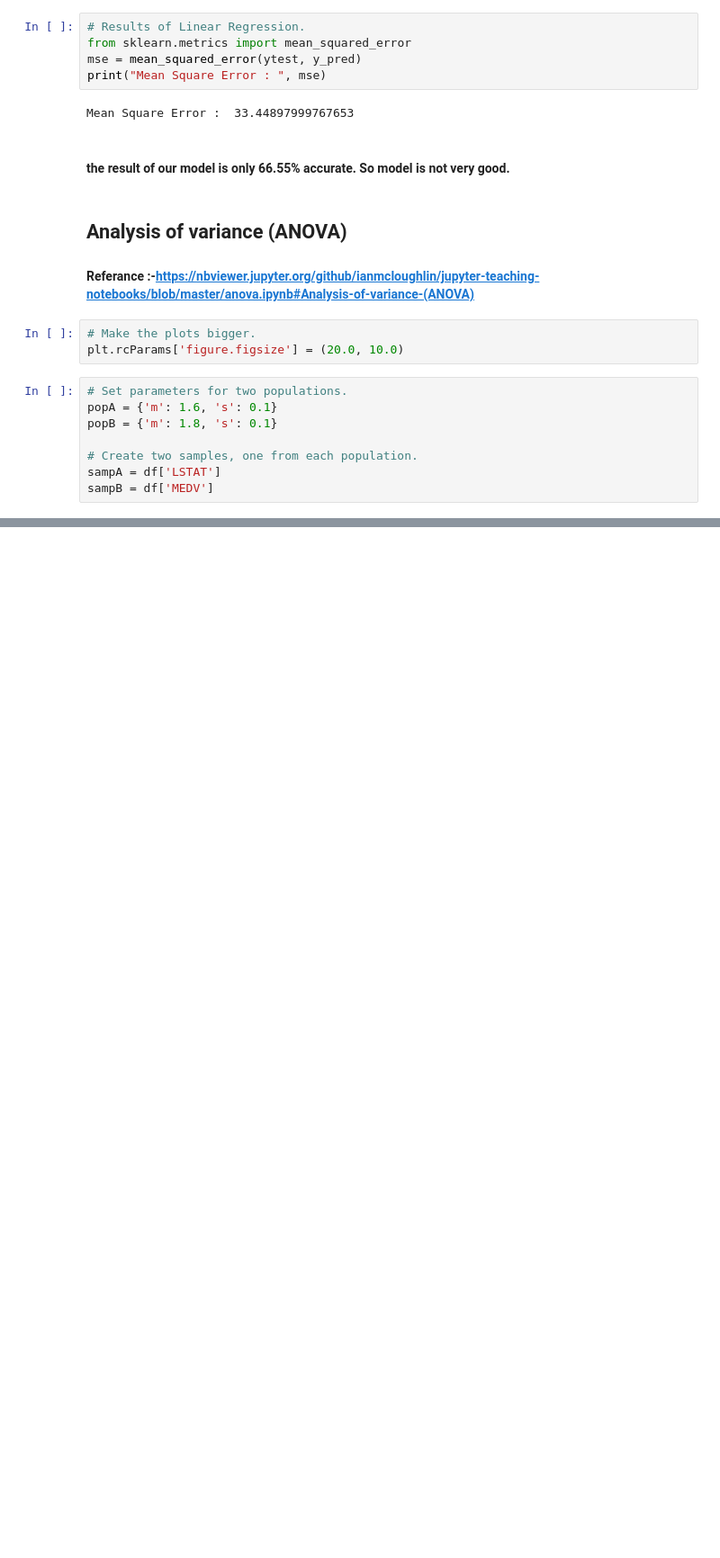
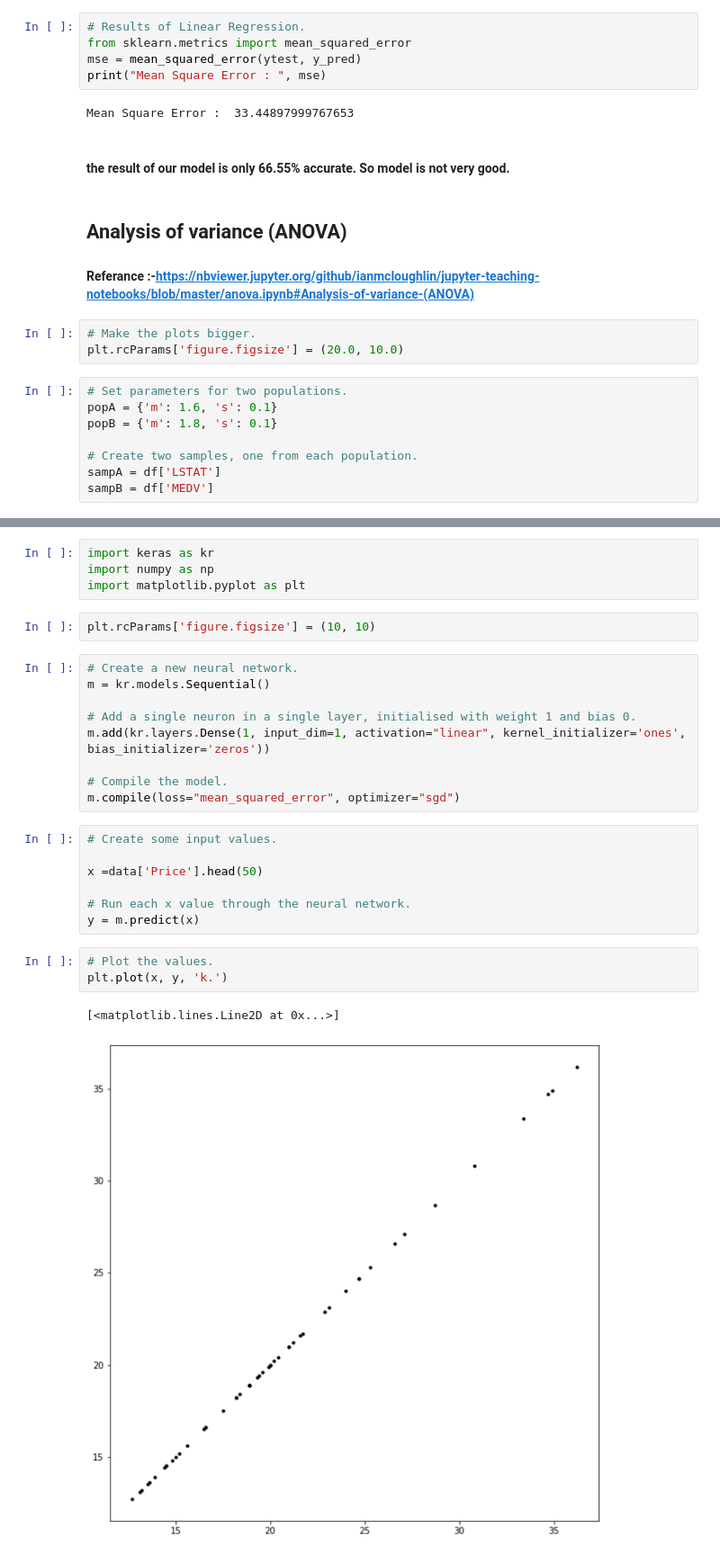
Before and after one commit to kennycolsh/Machine-Learning-Assessment-1, a Jupyter notebook: MacLearning-Ass1.ipynb, the cells around one changed output, grey strips where cells are left out. Shown: that part at 90% size. Saved outputs shown, nothing was run; the diff lists cells and outputs as text; blank space fills up the shorter version.

Commit message:
Trying to train a Keros Network

```diff
--- a/MacLearning-Ass1.ipynb
+++ b/MacLearning-Ass1.ipynb
@@ -657,0 +661,28 @@ sum([1 if stats.ttest_ind(np.random.normal(m, s, 100), np.random.normal(m, s, 10
+# %%
+import keras as kr
+import numpy as np
+import matplotlib.pyplot as plt
+# %%
+plt.rcParams['figure.figsize'] = (10, 10)
+# %%
+# Create a new neural network.
+m = kr.models.Sequential()
+
+# Add a single neuron in a single layer, initialised with weight 1 and bias 0.
+m.add(kr.layers.Dense(1, input_dim=1, activation="linear", kernel_initializer='ones', bias_initializer='zeros'))
+
+# Compile the model.
+m.compile(loss="mean_squared_error", optimizer="sgd")
+# %%
+# Create some input values.
+
+x =data['Price'].head(50)
+
+# Run each x value through the neural network.
+y = m.predict(x)
+# %%
+# Plot the values.
+plt.plot(x, y, 'k.')
+# %% [output]
+[<matplotlib.lines.Line2D at 0x...>]
+[figure, added]
```
Also changed, not shown: parts of 35 cells of this notebook, 1 other file.
